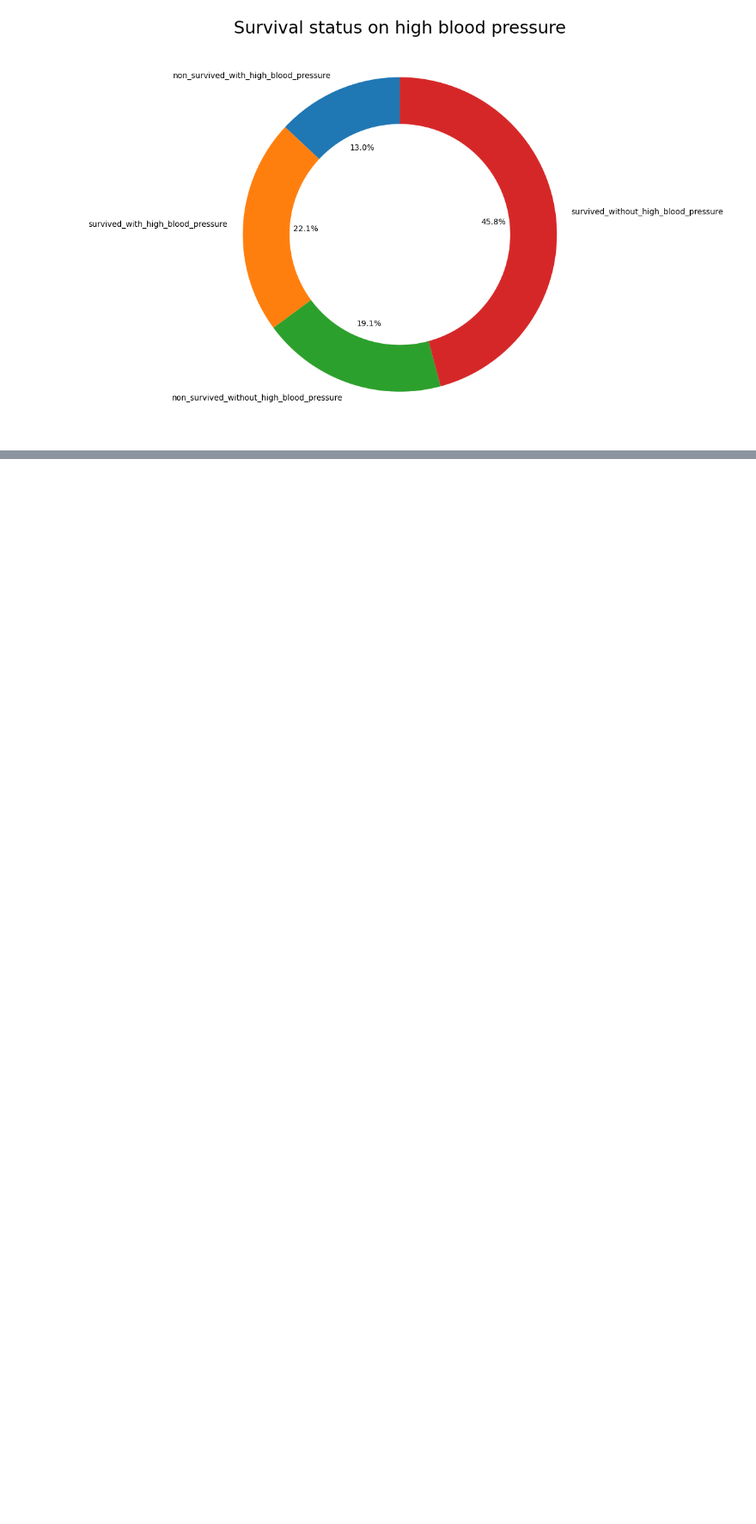
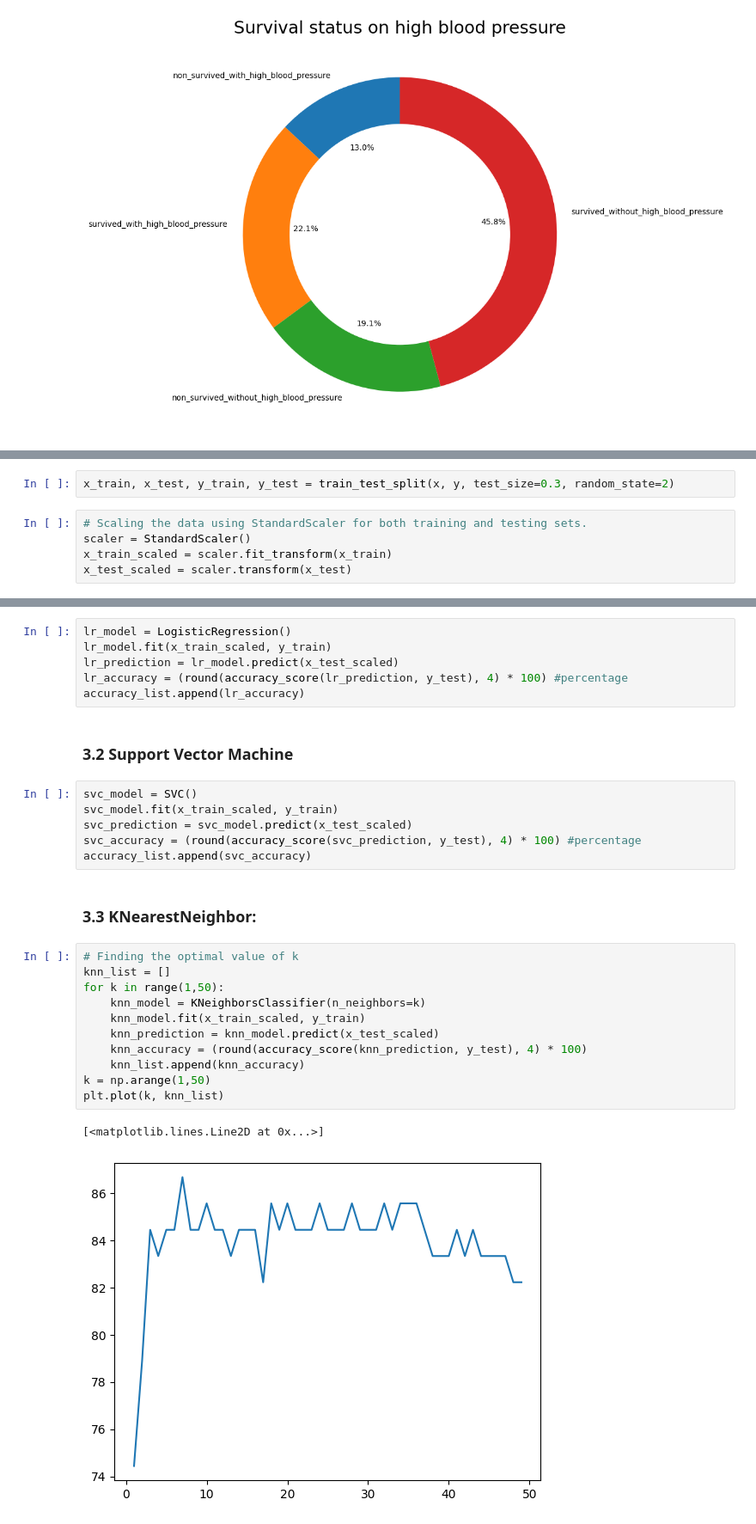
Before and after one commit to bilalsarimeseli/Heart_Failure_Classification_ML_Project, a Jupyter notebook: Heart_Failure_Classification_Project.ipynb, the cells around one changed output, grey strips where cells are left out. Shown at 86% size. Saved outputs shown, nothing was run; the diff lists cells and outputs as text; blank space fills up the shorter version.

```diff
--- a/Heart_Failure_Classification_Project.ipynb
+++ b/Heart_Failure_Classification_Project.ipynb
@@ -337,0 +343,7 @@ plt.show()
+# %%
+x_train, x_test, y_train, y_test = train_test_split(x, y, test_size=0.3, random_state=2)
+# %%
+# Scaling the data using StandardScaler for both training and testing sets.
+scaler = StandardScaler()
+x_train_scaled = scaler.fit_transform(x_train)
+x_test_scaled = scaler.transform(x_test)
@@ -337,0 +354,30 @@ plt.show()
+# %%
+lr_model = LogisticRegression()
+lr_model.fit(x_train_scaled, y_train)
+lr_prediction = lr_model.predict(x_test_scaled)
+lr_accuracy = (round(accuracy_score(lr_prediction, y_test), 4) * 100) #percentage
+accuracy_list.append(lr_accuracy)
+# %% [markdown]
+### 3.2 Support Vector Machine
+# %%
+svc_model = SVC()
+svc_model.fit(x_train_scaled, y_train)
+svc_prediction = svc_model.predict(x_test_scaled)
+svc_accuracy = (round(accuracy_score(svc_prediction, y_test), 4) * 100) #percentage
+accuracy_list.append(svc_accuracy)
+# %% [markdown]
+### 3.3 KNearestNeighbor:
+# %%
+# Finding the optimal value of k
+knn_list = []
+for k in range(1,50):
+    knn_model = KNeighborsClassifier(n_neighbors=k)
+    knn_model.fit(x_train_scaled, y_train)
+    knn_prediction = knn_model.predict(x_test_scaled)
+    knn_accuracy = (round(accuracy_score(knn_prediction, y_test), 4) * 100)
+    knn_list.append(knn_accuracy)
+k = np.arange(1,50)
+plt.plot(k, knn_list)
+# %% [output]
+[<matplotlib.lines.Line2D at 0x...>]
+[figure, added]
```
Also changed, not shown: parts of 14 cells of this notebook.
